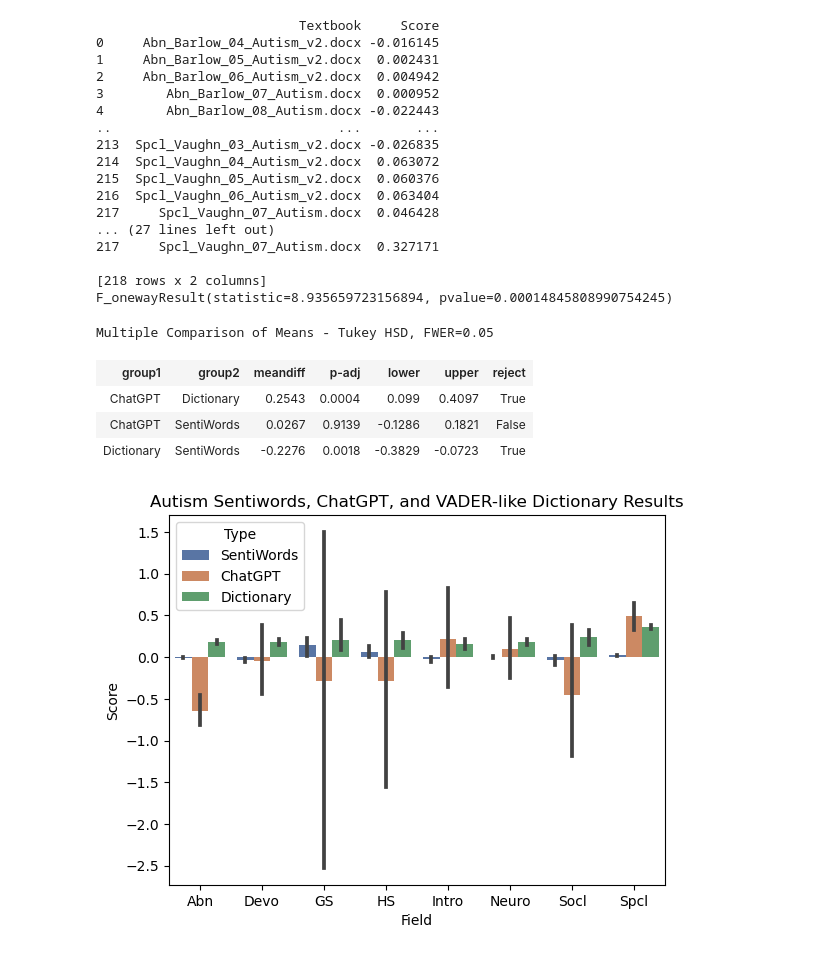
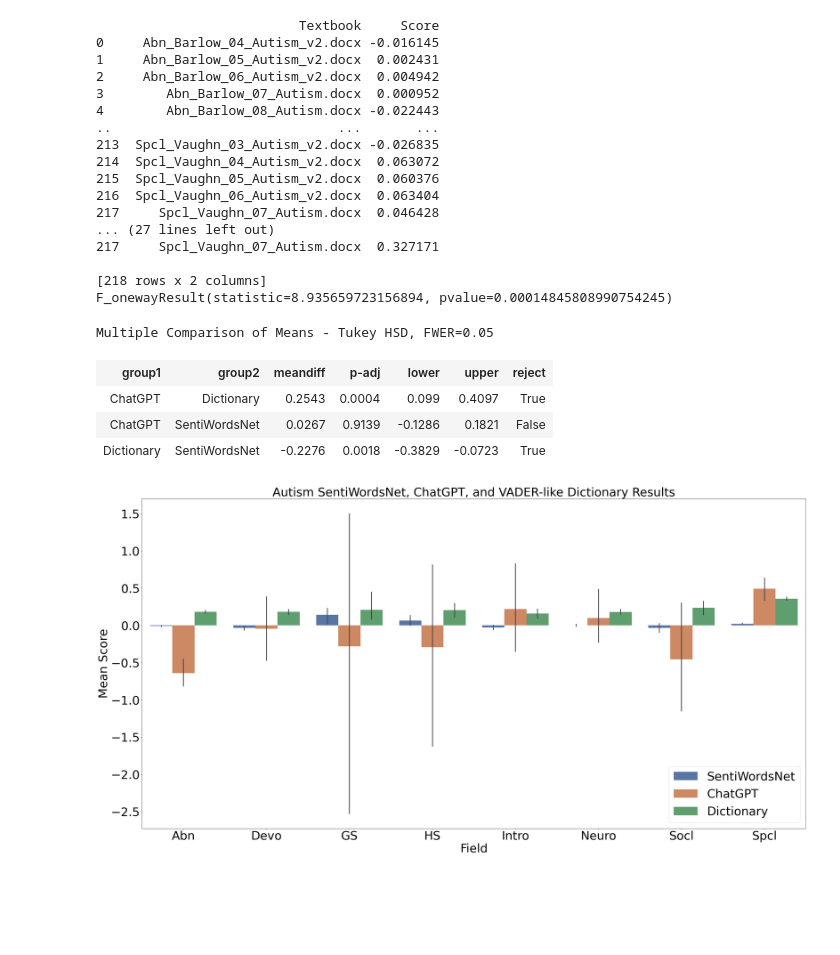
Before and after one commit to maksiaev/GitHub_DMP, a Jupyter notebook: Results/Comparisons.ipynb, the cells around one changed output. Drawn from its saved outputs; the diff is of its cells as text; code cells hidden in the pictures; blank space fills up the shorter version.

Commit message:
Formatting Results

```diff
--- a/Results/Comparisons.ipynb
+++ b/Results/Comparisons.ipynb
@@ -298,9 +298,9 @@ df_autism = pd.read_csv("field_df_autism.csv", low_memory=False)
 
 # Combine textbooks
 
-df_autism_chatgpt_fields["Type"] = "ChatGPT"
-df_autism_sentiwords_fields["Type"] = "SentiWords"
-df_autism["Type"] = "Dictionary"
+df_autism_chatgpt_fields["Method"] = "ChatGPT"
+df_autism_sentiwords_fields["Method"] = "SentiWordsNet"
+df_autism["Method"] = "Dictionary"
 
 alphabetical_autism_chatgpt = df_autism_chatgpt_fields["Textbook"].str.split("_").values
 beginning_autism_chatpgt = [] # Get only the beginning of the textbook, before "transgender"
@@ -328,59 +328,64 @@ df_autism["Common_Textbook"] = beginning_autism
 
 # print(df_autism_sentiwords_fields)
 
-combined_df_autism_intermediate = df_autism_sentiwords_fields.merge(df_autism_chatgpt_fields, how='outer', on=['Common_Textbook', 'Field', "Type", "Score"])
-combined_df_autism = combined_df_autism_intermediate.merge(df_autism, how="outer", on=['Common_Textbook', 'Field', "Type", "Score"])
+combined_df_autism_intermediate = df_autism_sentiwords_fields.merge(df_autism_chatgpt_fields, how='outer', on=['Common_Textbook', 'Field', "Method", "Score"])
+combined_df_autism = combined_df_autism_intermediate.merge(df_autism, how="outer", on=['Common_Textbook', 'Field', "Method", "Score"])
 
 # T-Test and ANOVA for SentiWords Autism and Transgender (Fields)
 
-anova = f_oneway(combined_df_autism[combined_df_autism['Type'] == 'ChatGPT']["Score"], combined_df_autism[combined_df_autism['Type'] == 'SentiWords']['Score'],
-        combined_df_autism[combined_df_autism['Type'] == 'Dictionary']['Score'])
+anova = f_oneway(combined_df_autism[combined_df_autism['Method'] == 'ChatGPT']["Score"], combined_df_autism[combined_df_autism['Method'] == 'SentiWordsNet']['Score'],
+        combined_df_autism[combined_df_autism['Method'] == 'Dictionary']['Score'])
 
 print(anova)
 
 # Post-hoc testing
 
-comp = mc.MultiComparison(combined_df_autism['Score'], combined_df_autism['Type'])
+comp = mc.MultiComparison(combined_df_autism['Score'], combined_df_autism['Method'])
 post_hoc_res = comp.tukeyhsd()
 display(post_hoc_res.summary())
 
 # print(combined_df_sentiwords)
 
-fig, ax = plt.subplots()
+fig, ax = plt.subplots(figsize=(40, 20))
 
-sns.barplot(ax=ax, x="Field", y="Score", hue="Type", palette="deep", data=combined_df_autism)
+sns.barplot(ax=ax, x="Field", y="Score", hue="Method", palette="deep", data=combined_df_autism)
 
-ax.set_title("Autism Sentiwords, ChatGPT, and VADER-like Dictionary Results")
+ax.set_title("Autism SentiWordsNet, ChatGPT, and VADER-like Dictionary Results", fontsize=40)
+plt.xlabel("Field", fontsize=40)
+plt.ylabel("Mean Score", fontsize=40)
+ax.legend(loc="lower right", fontsize=40)
+plt.xticks(fontsize=40)
+plt.yticks(fontsize=40)
 
 plt.savefig('fields_comparison_autism.png')
 
 # comp = mc.MultiComparison(df['Score'], df['Field'])
 # post_hoc_res = comp.tukeyhsd()
 # display(post_hoc_res.summary())
 # %% [output]
                           Textbook     Score
 0     Abn_Barlow_04_Autism_v2.docx -0.016145
 1     Abn_Barlow_05_Autism_v2.docx  0.002431
 2     Abn_Barlow_06_Autism_v2.docx  0.004942
 3        Abn_Barlow_07_Autism.docx  0.000952
 4        Abn_Barlow_08_Autism.docx -0.022443
 ..                             ...       ...
 213  Spcl_Vaughn_03_Autism_v2.docx -0.026835
 214  Spcl_Vaughn_04_Autism_v2.docx  0.063072
 215  Spcl_Vaughn_05_Autism_v2.docx  0.060376
 216  Spcl_Vaughn_06_Autism_v2.docx  0.063404
 217     Spcl_Vaughn_07_Autism.docx  0.046428
 ... (27 lines left out)
 217     Spcl_Vaughn_07_Autism.docx  0.327171
 
 [218 rows x 2 columns]
 F_onewayResult(statistic=8.935659723156894, pvalue=0.00014845808990754245)
 Multiple Comparison of Means - Tukey HSD, FWER=0.05
 | group1 | group2 | meandiff | p-adj | lower | upper | reject |
 | ChatGPT | Dictionary | 0.2543 | 0.0004 | 0.099 | 0.4097 | True |
-| ChatGPT | SentiWords | 0.0267 | 0.9139 | -0.1286 | 0.1821 | False |
-| Dictionary | SentiWords | -0.2276 | 0.0018 | -0.3829 | -0.0723 | True |
+| ChatGPT | SentiWordsNet | 0.0267 | 0.9139 | -0.1286 | 0.1821 | False |
+| Dictionary | SentiWordsNet | -0.2276 | 0.0018 | -0.3829 | -0.0723 | True |
-[figure, old version]
+[figure, new version]
 # %%
 # Transgender Only
 
```
Also changed, not shown: parts of 6 cells of this notebook, 25 other files.
